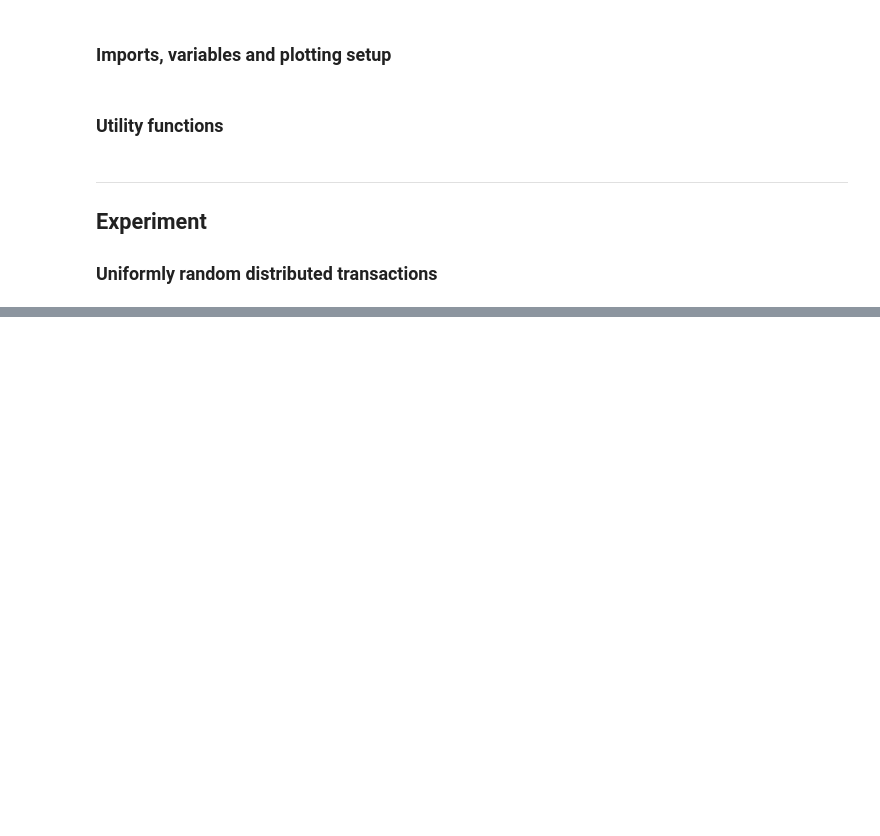
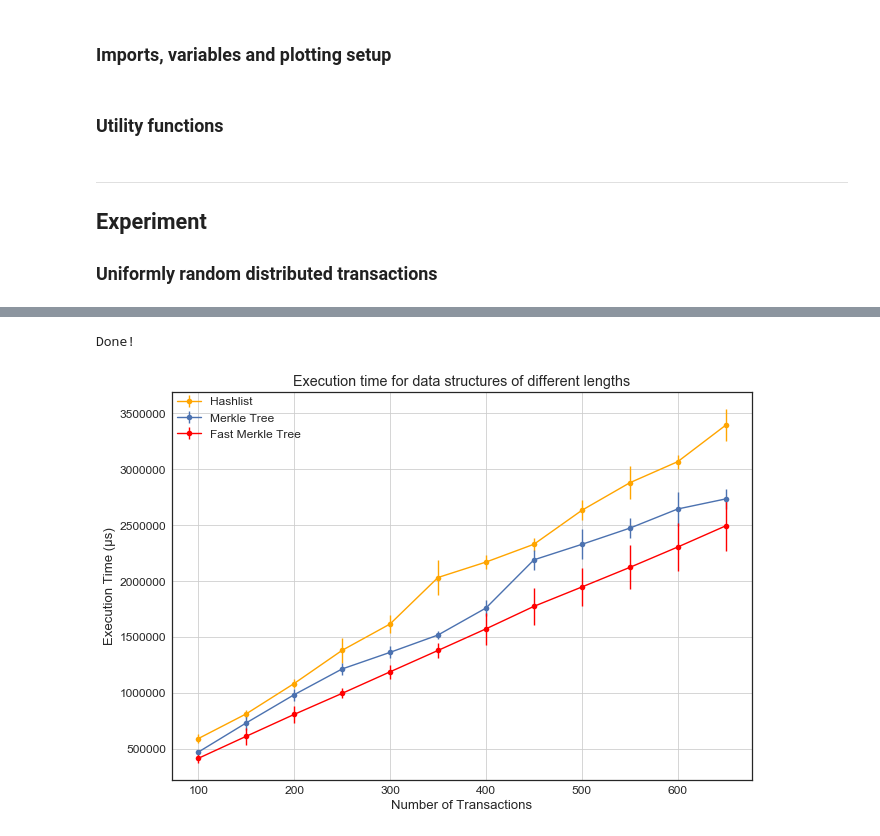
Before and after one commit to SimoneStefani/thesis-data-analysis, a Jupyter notebook: Thesis Data Analysis.ipynb, the cells around one changed output, grey strips where cells are left out. Cells and saved outputs as stored; diff of their text form; code cells hidden in the pictures; blank space fills up the shorter version.

```diff
--- a/Thesis Data Analysis.ipynb
+++ b/Thesis Data Analysis.ipynb
@@ -170,0 +180,14 @@ print('Done!')
+# %%
+# build plot
+plt.errorbar(lenghts, hl_veri_t_means, yerr=hl_veri_t_stds, marker='o', color='orange', label='Hashlist')
+plt.errorbar(lenghts, mt_veri_t_means, yerr=mt_veri_t_stds, marker='o', label='Merkle Tree')
+plt.errorbar(lenghts, fmt_veri_t_means, yerr=fmt_build_t_stds, marker='o', color='red', label='Fast Merkle Tree')
+plt.title('Execution time for data structures of different lengths')
+plt.grid(True)
+plt.xlabel('Number of Transactions')
+plt.ylabel('Execution Time (µs)')
+plt.legend(bbox_to_anchor=(0, 1), loc=2, borderaxespad=0.)
+print('Done!')
+# %% [output]
+Done!
+[figure, added]
```
Also changed, not shown: parts of 3 cells of this notebook.
